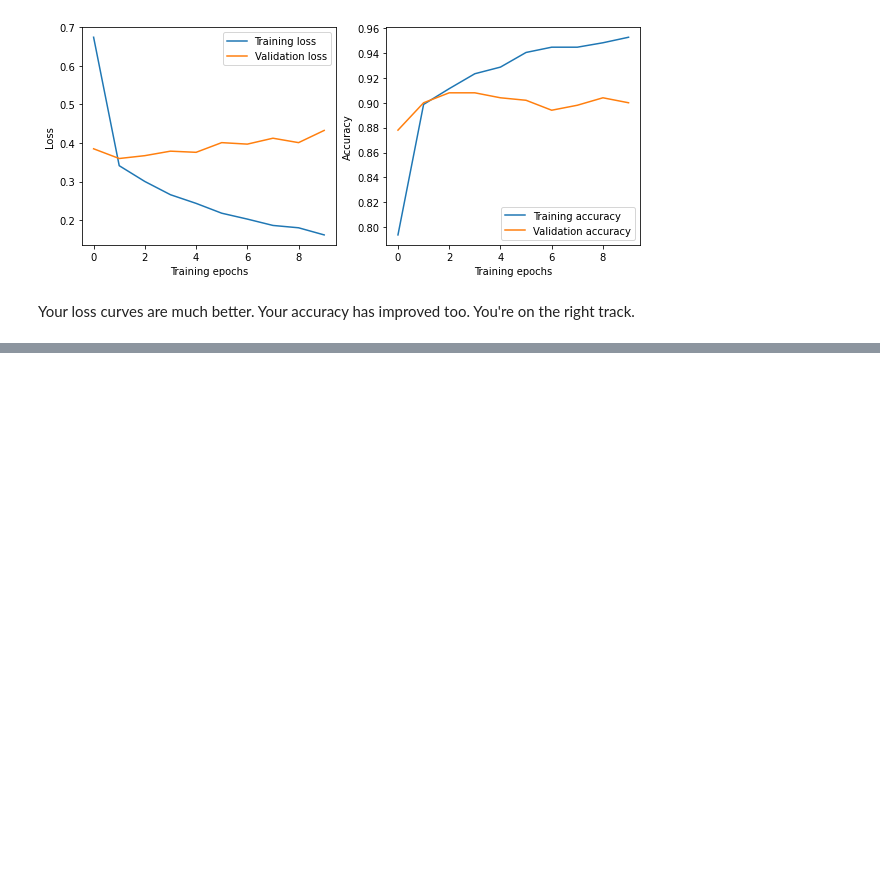
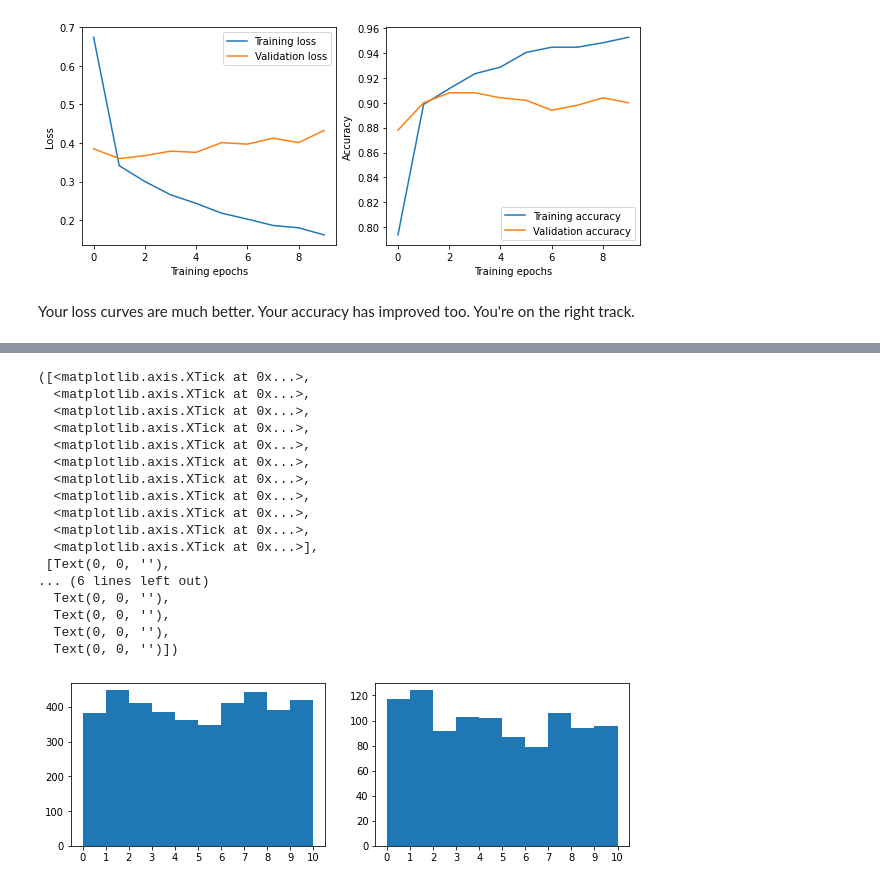
Before and after one commit to fasthill/google-ML-crash-course, a Jupyter notebook: 14 Case Study- Debugging in Classification.ipynb, the cells around one changed output, grey strips where cells are left out. Cells and saved outputs as stored; diff of their text form; code cells hidden in the pictures; blank space fills up the shorter version.

```diff
--- a/14 Case Study- Debugging in Classification.ipynb
+++ b/14 Case Study- Debugging in Classification.ipynb
@@ -273,0 +353,29 @@ Switch to a nonlinear model by modifying the code below to use relu activation f
+# %%
+f = plt.figure(figsize=(10,3))
+ax = f.add_subplot(1,2,1)
+num_bins = len(mnistLabels.value_counts()) + 1
+plt.hist(mnistLabels[0:int(len(mnistLabels)*8/10+0.5)], bins=range(num_bins))
+plt.xticks(range(num_bins))
+
+ax2 = f.add_subplot(1,2,2)
+plt.hist(mnistLabels[int(len(mnistLabels)*8/10+0.5):], bins=range(num_bins))
+plt.xticks(range(num_bins))
+# %% [output]
+([<matplotlib.axis.XTick at 0x...>,
+  <matplotlib.axis.XTick at 0x...>,
+  <matplotlib.axis.XTick at 0x...>,
+  <matplotlib.axis.XTick at 0x...>,
+  <matplotlib.axis.XTick at 0x...>,
+  <matplotlib.axis.XTick at 0x...>,
+  <matplotlib.axis.XTick at 0x...>,
+  <matplotlib.axis.XTick at 0x...>,
+  <matplotlib.axis.XTick at 0x...>,
+  <matplotlib.axis.XTick at 0x...>,
+  <matplotlib.axis.XTick at 0x...>],
+ [Text(0, 0, ''),
+... (6 lines left out)
+  Text(0, 0, ''),
+  Text(0, 0, ''),
+  Text(0, 0, ''),
+  Text(0, 0, '')])
+[figure, added]
```
Also changed, not shown: parts of 29 cells of this notebook.
